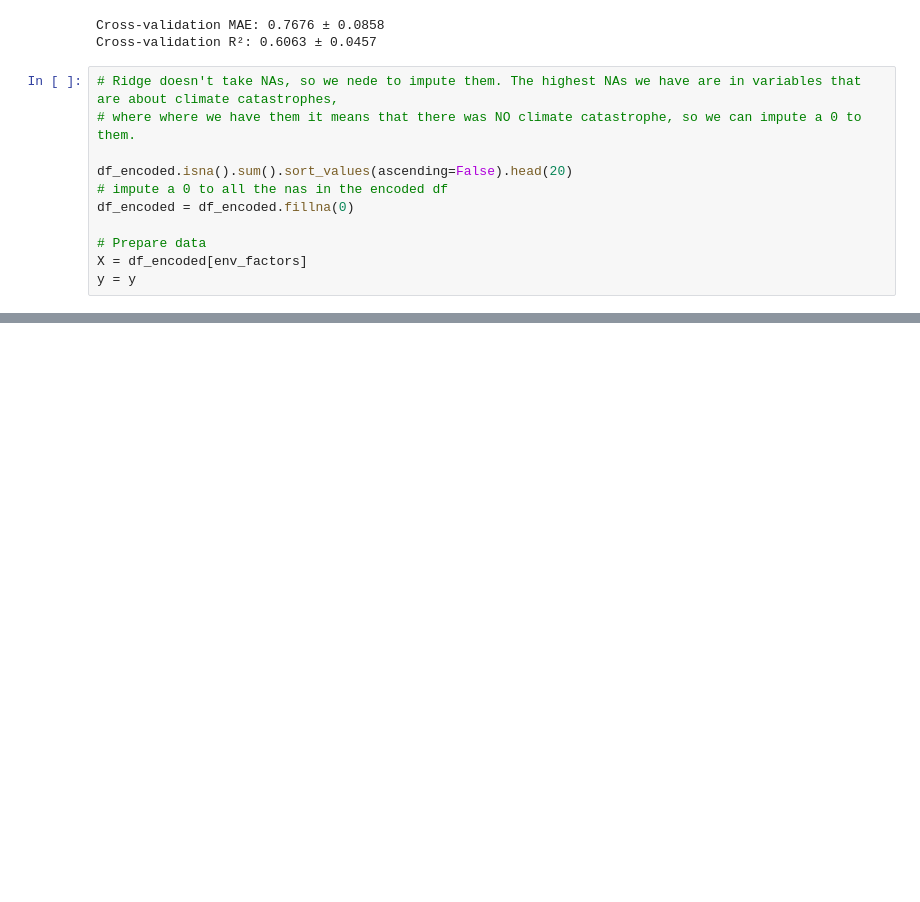
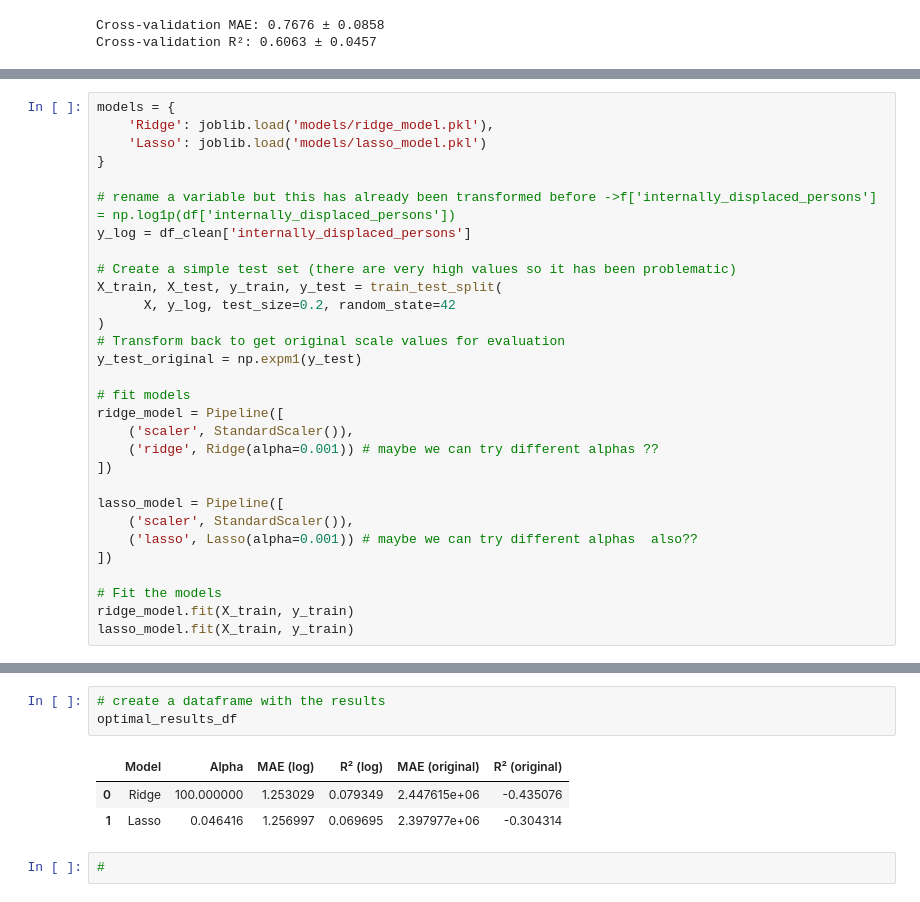
Before and after one commit to emijlop/climate-migration-project, a Jupyter notebook: 003_crossval_log_transform.ipynb, the cells around one changed output, grey strips where cells are left out. Saved outputs shown, nothing was run; the diff lists cells and outputs as text; blank space fills up the shorter version.

```diff
--- a/003_crossval_log_transform.ipynb
+++ b/003_crossval_log_transform.ipynb
@@ -307,14 +276,3 @@ print(f"Cross-validation R²: {avg_r2:.4f} ± {std_r2:.4f}")
 # %% [output]
 Cross-validation MAE: 0.7676 ± 0.0858
 Cross-validation R²: 0.6063 ± 0.0457
-# %%
-# Ridge doesn't take NAs, so we nede to impute them. The highest NAs we have are in variables that are about climate catastrophes,
-# where where we have them it means that there was NO climate catastrophe, so we can impute a 0 to them.
-
-df_encoded.isna().sum().sort_values(ascending=False).head(20)
-# impute a 0 to all the nas in the encoded df
-df_encoded = df_encoded.fillna(0)
-
-# Prepare data
-X = df_encoded[env_factors]
-y = y
@@ -449,0 +282,30 @@ results_comparison
+# %%
+models = {
+    'Ridge': joblib.load('models/ridge_model.pkl'),
+    'Lasso': joblib.load('models/lasso_model.pkl')
+}
+
+# rename a variable but this has already been transformed before ->f['internally_displaced_persons'] = np.log1p(df['internally_displaced_persons'])
+y_log = df_clean['internally_displaced_persons']
+
+# Create a simple test set (there are very high values so it has been problematic)
+X_train, X_test, y_train, y_test = train_test_split(
+      X, y_log, test_size=0.2, random_state=42
+)
+# Transform back to get original scale values for evaluation
+y_test_original = np.expm1(y_test)
+
+# fit models
+ridge_model = Pipeline([
+    ('scaler', StandardScaler()),
+    ('ridge', Ridge(alpha=0.001)) # maybe we can try different alphas ??
+])
+
+lasso_model = Pipeline([
+    ('scaler', StandardScaler()),
+    ('lasso', Lasso(alpha=0.001)) # maybe we can try different alphas  also??
+])
+
+# Fit the models
+ridge_model.fit(X_train, y_train)
+lasso_model.fit(X_train, y_train)
@@ -449,0 +605,9 @@ results_comparison
+# %%
+# create a dataframe with the results
+optimal_results_df
+# %% [output]
+|  | Model | Alpha | MAE (log) | R² (log) | MAE (original) | R² (original) |
+| 0 | Ridge | 100.000000 | 1.253029 | 0.079349 | 2.447615e+06 | -0.435076 |
+| 1 | Lasso | 0.046416 | 1.256997 | 0.069695 | 2.397977e+06 | -0.304314 |
+# %%
+#
```
Also changed, not shown: parts of 15 cells of this notebook.
